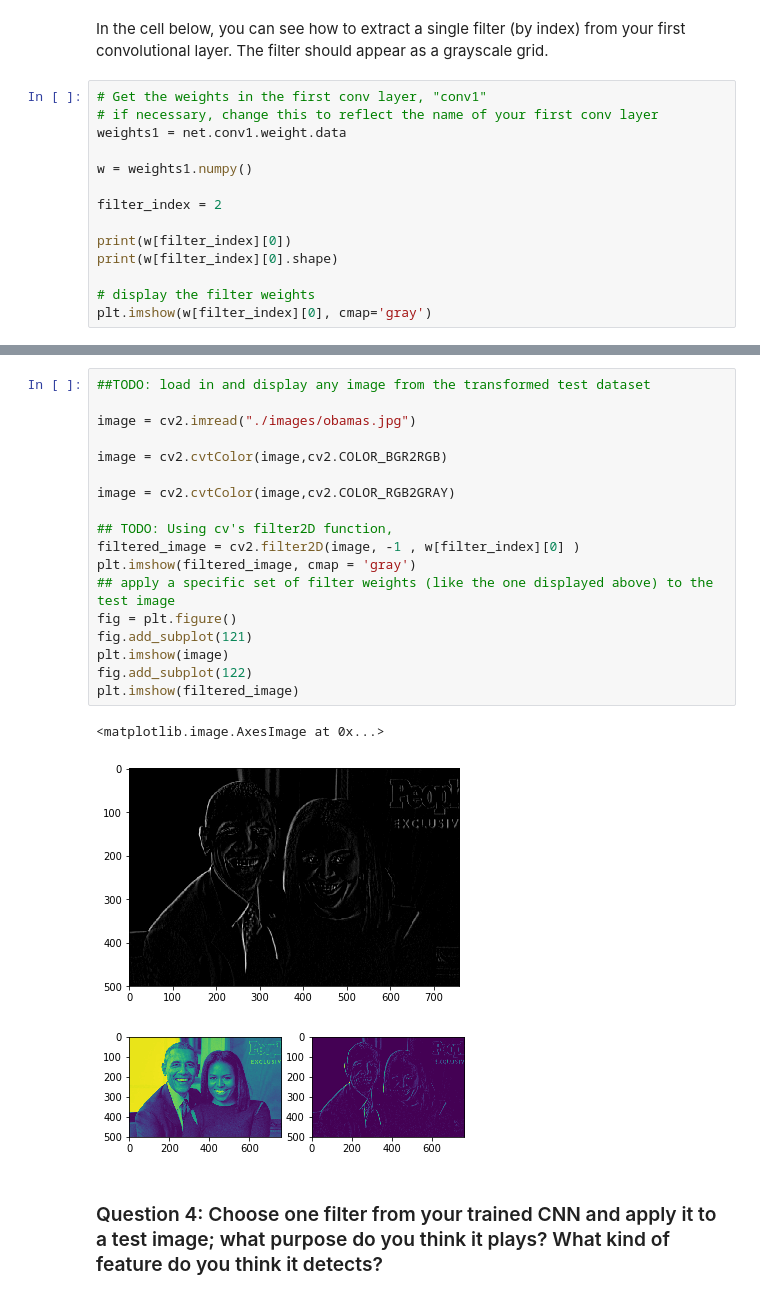
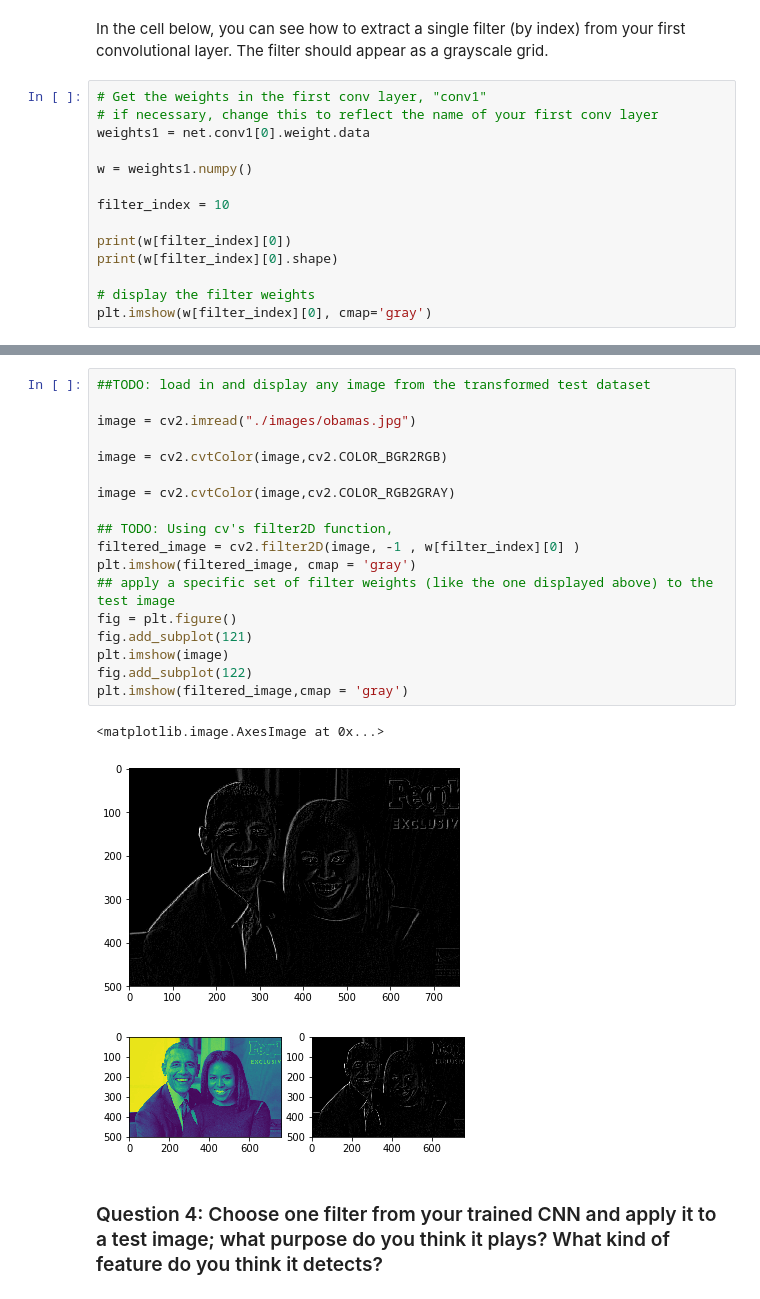
Before and after one commit to pradeepA2125/P1_Facial_Keypoints, a Jupyter notebook: 2. Define the Network Architecture.ipynb, the cells around one changed output, grey strips where cells are left out. Cells and saved outputs as stored; diff of their text form.

```diff
--- a/2. Define the Network Architecture.ipynb
+++ b/2. Define the Network Architecture.ipynb
@@ -551,11 +562,11 @@ In the cell below, you can see how to extract a single filter (by index) from yo
 # %%
 # Get the weights in the first conv layer, "conv1"
 # if necessary, change this to reflect the name of your first conv layer
-weights1 = net.conv1.weight.data
+weights1 = net.conv1[0].weight.data
 
 w = weights1.numpy()
 
-filter_index = 2
+filter_index = 10
 
 print(w[filter_index][0])
 print(w[filter_index][0].shape)
@@ -586,25 +597,25 @@ Next, choose a test image and filter it with one of the convolutional kernels in
 # %%
 ##TODO: load in and display any image from the transformed test dataset
 
 image = cv2.imread("./images/obamas.jpg")
 
 image = cv2.cvtColor(image,cv2.COLOR_BGR2RGB)
 
 image = cv2.cvtColor(image,cv2.COLOR_RGB2GRAY)
 
 ## TODO: Using cv's filter2D function,
 filtered_image = cv2.filter2D(image, -1 , w[filter_index][0] )
 plt.imshow(filtered_image, cmap = 'gray')
 ## apply a specific set of filter weights (like the one displayed above) to the test image
 fig = plt.figure()
 fig.add_subplot(121)
 plt.imshow(image)
 fig.add_subplot(122)
-plt.imshow(filtered_image)
+plt.imshow(filtered_image,cmap = 'gray')
 # %% [output]
 <matplotlib.image.AxesImage at 0x...>
-[figure, old version]
+[figure, new version]
-[figure, old version]
+[figure, new version]
 # %% [markdown]
 ### Question 4: Choose one filter from your trained CNN and apply it to a test image; what purpose do you think it plays? What kind of feature do you think it detects?
 # %% [markdown]
```
Also changed, not shown: parts of 15 cells of this notebook.
